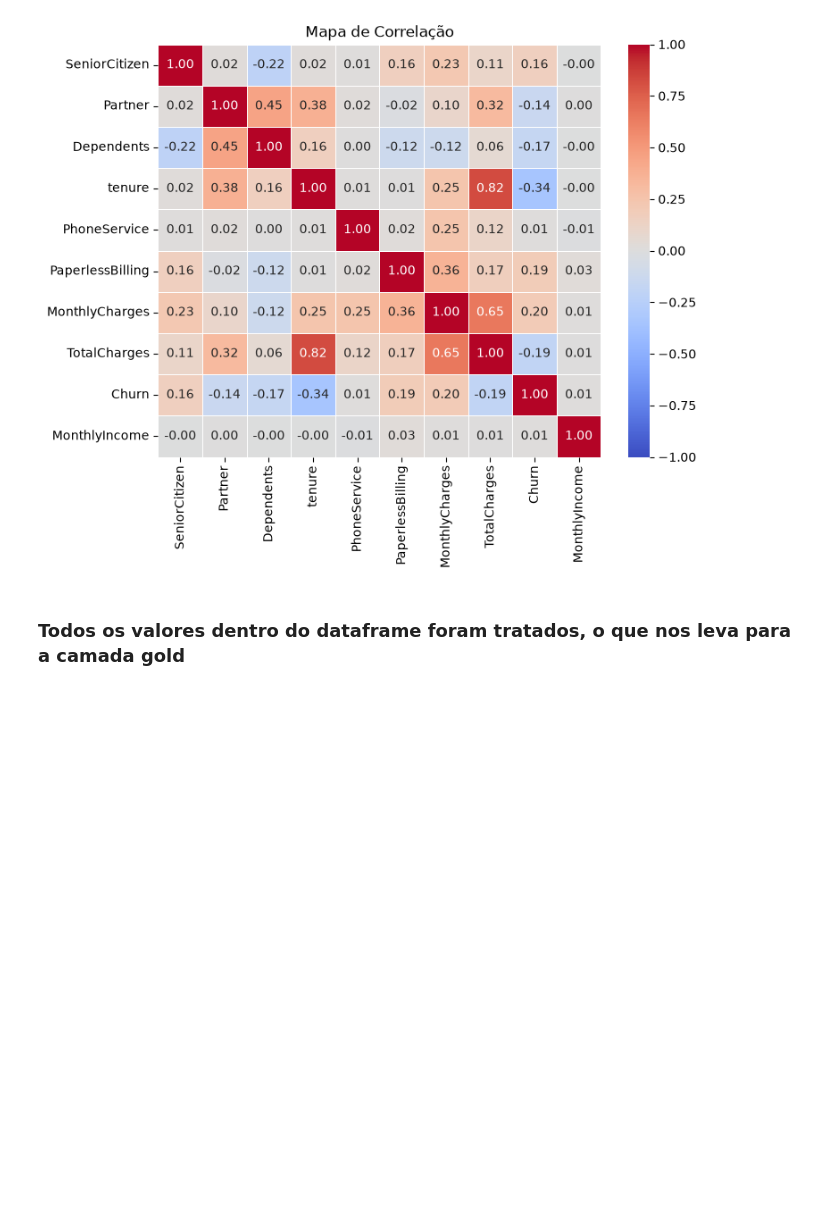
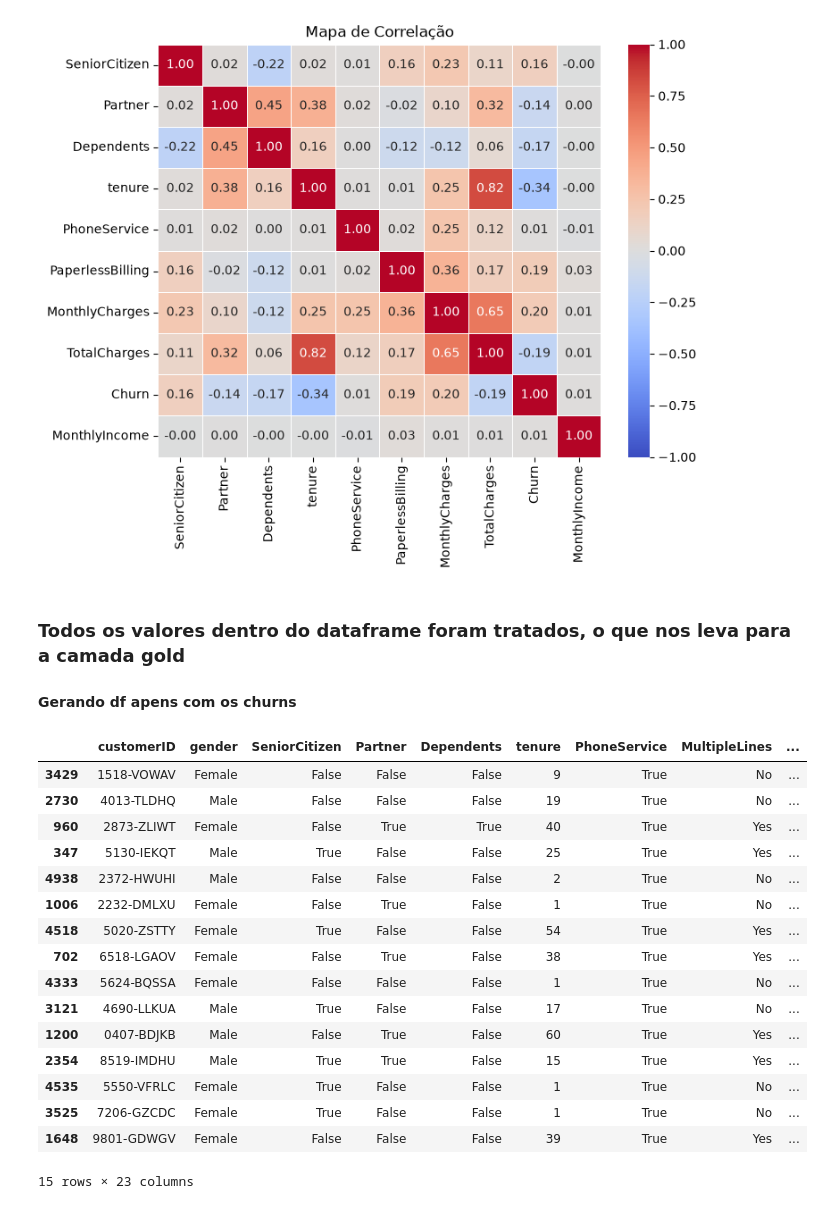
Before and after one commit to VictorLapaDev/Integrador-2-Semestre, a Jupyter notebook: notebook.ipynb, the cells around one changed output. Cells and saved outputs as stored; diff of their text form; code cells hidden in the pictures; blank space fills up the shorter version.

Commit message:
feat: adicionando df apenas com churn

```diff
--- a/notebook.ipynb
+++ b/notebook.ipynb
@@ -373,3 +373,27 @@ plt.show()
 [figure]
 # %% [markdown]
 ### Todos os valores dentro do dataframe foram tratados, o que nos leva para a camada gold
+
+#### Gerando df apens com os churns
+# %%
+df_churn = df_silver[df_silver['Churn']]
+# %%
+df_churn.sample(15)
+# %% [output]
+|  | customerID | gender | SeniorCitizen | Partner | Dependents | tenure | PhoneService | MultipleLines | ... |
+| 3429 | 1518-VOWAV | Female | False | False | False | 9 | True | No | ... |
+| 2730 | 4013-TLDHQ | Male | False | False | False | 19 | True | No | ... |
+| 960 | 2873-ZLIWT | Female | False | True | True | 40 | True | Yes | ... |
+| 347 | 5130-IEKQT | Male | True | False | False | 25 | True | Yes | ... |
+| 4938 | 2372-HWUHI | Male | False | False | False | 2 | True | No | ... |
+| 1006 | 2232-DMLXU | Female | False | True | False | 1 | True | No | ... |
+| 4518 | 5020-ZSTTY | Female | True | False | False | 54 | True | Yes | ... |
+| 702 | 6518-LGAOV | Female | False | True | False | 38 | True | Yes | ... |
+| 4333 | 5624-BQSSA | Female | False | False | False | 1 | True | No | ... |
+| 3121 | 4690-LLKUA | Male | True | False | False | 17 | True | No | ... |
+| 1200 | 0407-BDJKB | Male | False | True | False | 60 | True | Yes | ... |
+| 2354 | 8519-IMDHU | Male | True | True | False | 15 | True | Yes | ... |
+| 4535 | 5550-VFRLC | Female | True | False | False | 1 | True | No | ... |
+| 3525 | 7206-GZCDC | Female | True | False | False | 1 | True | No | ... |
+| 1648 | 9801-GDWGV | Female | False | False | False | 39 | True | Yes | ... |
+15 rows × 23 columns
```
